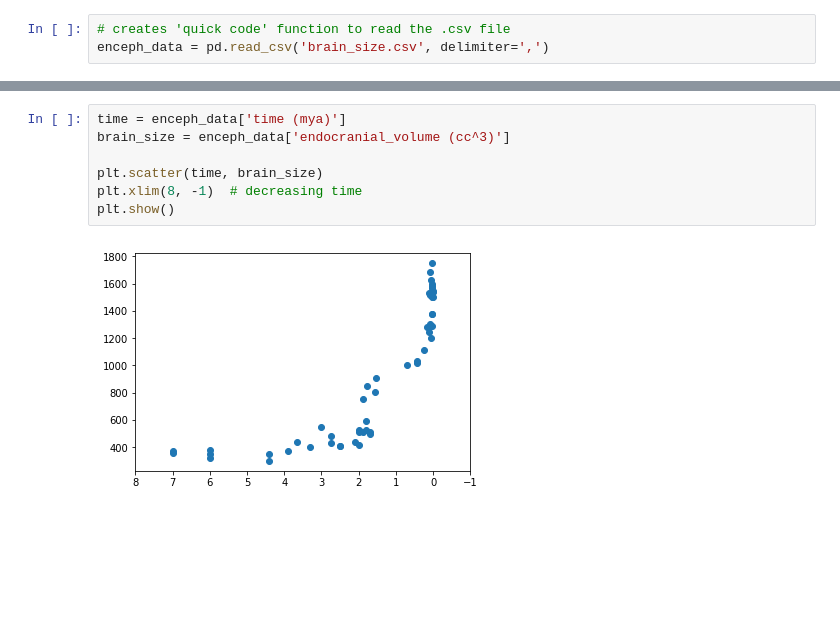
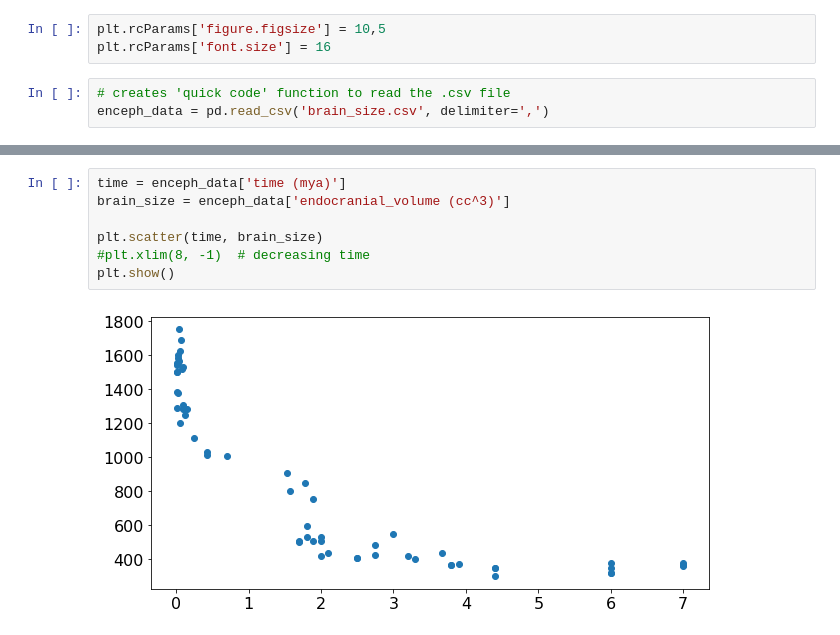
Before and after one commit to djdebonis/enceph, a Jupyter notebook: enceph_code.ipynb, the cells around one changed output, grey strips where cells are left out. Saved outputs shown, nothing was run; the diff lists cells and outputs as text; blank space fills up the shorter version.

```diff
--- a/enceph_code.ipynb
+++ b/enceph_code.ipynb
@@ -5,6 +5,9 @@ import numpy as np
 import matplotlib
 from matplotlib import pyplot as plt
 %matplotlib inline
+# %%
+plt.rcParams['figure.figsize'] = 10,5
+plt.rcParams['font.size'] = 16
 # %%
 # creates 'quick code' function to read the .csv file
 enceph_data = pd.read_csv('brain_size.csv', delimiter=',')
@@ -31,9 +34,9 @@ enceph_data
 # %%
 time = enceph_data['time (mya)']
 brain_size = enceph_data['endocranial_volume (cc^3)']
 
 plt.scatter(time, brain_size)
-plt.xlim(8, -1)  # decreasing time
+#plt.xlim(8, -1)  # decreasing time
 plt.show()
 # %% [output]
-[figure, old version]
+[figure, new version]
```
Also changed, not shown: parts of 1 cell of this notebook, 1 other file.
